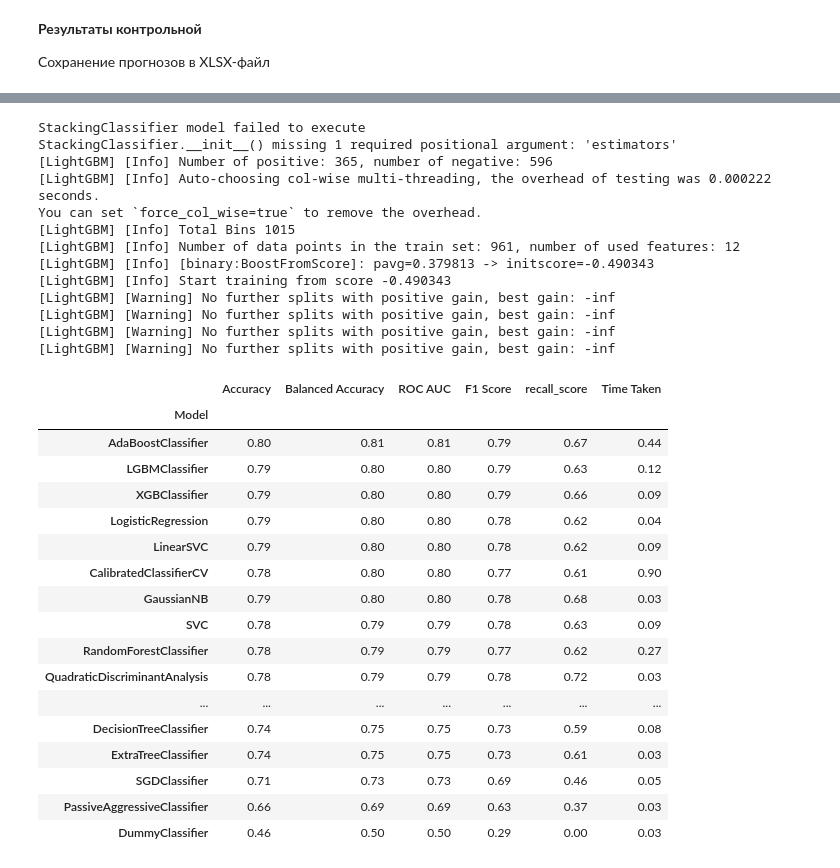
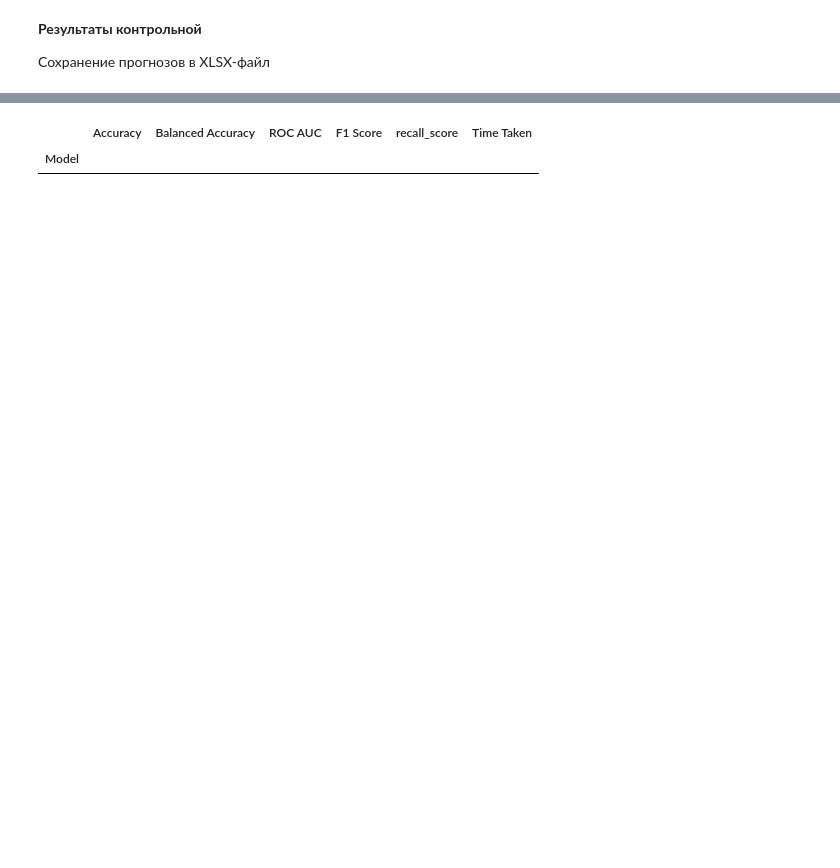
Before and after one commit to KokonTrol/VKR, a Jupyter notebook: Блокноты/AnalysisPrediction.ipynb, the cells around one changed output, grey strips where cells are left out. Cells and saved outputs as stored; diff of their text form; code cells hidden in the pictures; blank space fills up the shorter version.

Commit message:
add admin panel, fix convertData, update models etc

```diff
--- a/Блокноты/AnalysisPrediction.ipynb
+++ b/Блокноты/AnalysisPrediction.ipynb
@@ -357,8 +365,8 @@ for key, d in data_dict.items():
     results = pd.DataFrame(index=list(models.keys()), columns=AnalysisFunc.exams)
 
     for ex in AnalysisFunc.exams:
-        X, Y, = PredictionSplit.SplitTestTrainPass(d, ex, ["Пол", "Оценка", "Направление"]+AnalysisFunc.before+AnalysisFunc.additionscores+AnalysisFunc.beingtest)
-        x_, y_ = PredictionSplit.SplitTestTrainPass(dataReal, ex, ["Пол", "Оценка", "Направление"]+AnalysisFunc.before+AnalysisFunc.additionscores+AnalysisFunc.beingtest)
+        X, Y, = PredictionSplit.SplitTestTrainPass(d, ex, ["Пол", "Оценка", "Направление", "Команда"]+AnalysisFunc.before+AnalysisFunc.additionscores+AnalysisFunc.beingtest)
+        x_, y_ = PredictionSplit.SplitTestTrainPass(dataReal, ex, ["Пол", "Оценка", "Направление", "Команда"]+AnalysisFunc.before+AnalysisFunc.additionscores+AnalysisFunc.beingtest)
         results[ex] = ""
         # pred_res_matrix = PredictionResults.PredictionModelMatrixNew(X, Y, x_, y_, models)
         pred_res = PredictionResults.PredictionModelNew(X, Y, x_, y_, models, "recall")
@@ -375,9 +383,9 @@ for key, d in data_dict.items():
 
     print("Из данных для прогноза удалены уже получившие зачет:")
     for ex in AnalysisFunc.exams:
-        X, Y, = PredictionSplit.SplitTestTrainPass(d, ex, ["Пол", "Оценка", "Направление"]+AnalysisFunc.before+AnalysisFunc.additionscores+AnalysisFunc.beingtest)
+        X, Y, = PredictionSplit.SplitTestTrainPass(d, ex, ["Пол", "Оценка", "Направление", "Команда"]+AnalysisFunc.before+AnalysisFunc.additionscores+AnalysisFunc.beingtest)
         not_passed_yes, passed = AnalysisFunc.SplitAlreadyPassed(dataReal, ex)
-        x_, y_ = PredictionSplit.SplitTestTrainPass(not_passed_yes, ex, ["Пол", "Оценка", "Направление"]+AnalysisFunc.before+AnalysisFunc.additionscores+AnalysisFunc.beingtest)
+        x_, y_ = PredictionSplit.SplitTestTrainPass(not_passed_yes, ex, ["Пол", "Оценка", "Направление", "Команда"]+AnalysisFunc.before+AnalysisFunc.additionscores+AnalysisFunc.beingtest)
         print(f"Количество сдавших: {len(dataReal) - len(not_passed_yes)}, среди оставшихся всего сдавших в будущем: {len(not_passed_yes[not_passed_yes['Не сдал(-а)']==0])}")
         results[ex] = ""
         # pred_res_matrix = PredictionResults.PredictionModelMatrixNew(X, Y, x_, y_, models)
@@ -433,8 +573,8 @@ for key, d in data_dict.items():
 
     for ex in AnalysisFunc.exams:
         results[ex] = ""
-        X, Y, = PredictionSplit.SplitTestTrainTest(d, ex, [ "Оценка", "Направление"]+AnalysisFunc.before+AnalysisFunc.additionscores+AnalysisFunc.beingtest, True)
-        x_, y_ = PredictionSplit.SplitTestTrainTest(dataReal, ex, ["Оценка", "Направление"]+AnalysisFunc.before+AnalysisFunc.additionscores+AnalysisFunc.beingtest, False)
+        X, Y, = PredictionSplit.SplitTestTrainTest(d, ex, [ "Оценка", "Направление", "Команда"]+AnalysisFunc.before+AnalysisFunc.additionscores+AnalysisFunc.beingtest, True)
+        x_, y_ = PredictionSplit.SplitTestTrainTest(dataReal, ex, ["Оценка", "Направление", "Команда"]+AnalysisFunc.before+AnalysisFunc.additionscores+AnalysisFunc.beingtest, True)
         pred_res = PredictionResults.PredictionModelNew(X, Y, x_, y_, models_regres, "mae")
         for key, val in pred_res.items():
             results[ex][key] = f"{round(val, 2)}"#100
@@ -466,8 +606,8 @@ for key_data, d in data_dict.items():
 
     for ex in AnalysisFunc.exams:
         results[ex] = ""
-        X, Y, = PredictionSplit.SplitTestTrainTest(d, ex, [ "Оценка", "Направление"]+AnalysisFunc.before+AnalysisFunc.additionscores+AnalysisFunc.beingtest, True)
-        x_, y_ = PredictionSplit.SplitTestTrainTest(dataReal, ex, ["Оценка", "Направление"]+AnalysisFunc.before+AnalysisFunc.additionscores+AnalysisFunc.beingtest, False)
+        X, Y, = PredictionSplit.SplitTestTrainTest(d[d[f"Присутствие на {ex}"]==1], ex, [ "Оценка", "Направление", "Команда"]+AnalysisFunc.before+AnalysisFunc.beingtest, True)
+        x_, y_ = PredictionSplit.SplitTestTrainTest(dataReal[dataReal[f"Присутствие на {ex}"]==1], ex, ["Оценка", "Направление", "Команда"]+AnalysisFunc.before+AnalysisFunc.beingtest, True)
 
         pred_res = {}
         for key, model in models_regres.items():
@@ -550,18 +646,24 @@ for key_data, d in data_dict.items():
 for key_data, d in data_dict.items():
     print(f"Данные: {key_data}")
     for ex in AnalysisFunc.exams:
-        X, Y, = PredictionSplit.SplitTestTrainTest(d, ex,[ "Оценка", "Направление"]+AnalysisFunc.before+AnalysisFunc.additionscores+AnalysisFunc.beingtest, True)
-        x_, y_ = PredictionSplit.SplitTestTrainTest(dataReal, ex, ["Оценка"]+AnalysisFunc.before+AnalysisFunc.additionscores+AnalysisFunc.beingtest, False)
+        X, Y, = PredictionSplit.SplitTestTrainTest(d[d[f"Присутствие на {ex}"]==1], ex,[ "Оценка", "Направление", "Команда"]+AnalysisFunc.before+AnalysisFunc.additionscores+AnalysisFunc.beingtest, True)
+        x_, y_ = PredictionSplit.SplitTestTrainTest(dataReal[dataReal[f"Присутствие на {ex}"]==1], ex, ["Оценка", "Направление", "Команда"]+AnalysisFunc.before+AnalysisFunc.additionscores+AnalysisFunc.beingtest, False)
+        y_= y_.round(0)
         results = pd.DataFrame(columns=["Real "+ex]+list(models_regres.keys()))
-        results["Real "+ex] = dataReal[ex].round(2)
+        results_x = x_.copy()
+        results_x["y_"] = y_
+        results["Real "+ex] = y_.round(2)
         for key, model in models_regres.items():
             model.fit(X, Y)
             data_prediction = model.predict(x_)
             data_prediction[data_prediction < 0] = 0
-            results[key] = data_prediction.round(2)
-            mae = round(PredictionResults.accuracy_dict["mae"](y_.round(2), data_prediction.round(2)), 3)
+            results[key] = (data_prediction.round(0) - results_x["y_"]).abs()
+            results_x[f"Разница {key}"] = (data_prediction.round(0) - results_x["y_"]).abs()
+
+            mae = round(PredictionResults.accuracy_dict["mae"](y_.round(0), data_prediction.round(0)), 3)
             print(f"{key}: спрогнозировано; mae = {mae}")
-
+        BaseFuncs.SaveFileCSV(path = f"/content/drive/My Drive/Учёба/8 семестр/диплом/Проект/VKR/Учет контрольных/",
+            filename = f"ПиОА разница ({ex}) DIV20", results = results_x, csv = False)
         BaseFuncs.SaveFileCSV(path = f"/content/drive/My Drive/Учёба/8 семестр/диплом/Проект/VKR/Учет контрольных/",
             filename = f"ПиОА {key_data} ({ex}) DIV20", results = results, csv = False)
 
@@ -668,11 +776,11 @@ import lazypredict
 from sklearn.metrics import recall_score, f1_score
 from lazypredict.Supervised import LazyClassifier
 from sklearn.model_selection import train_test_split
-X, Y, = PredictionSplit.SplitTestTrainPass(data, "Контрольная работа 2", ["Пол", "Оценка", "Направление"]+AnalysisFunc.before+AnalysisFunc.beingtest)
-x_, y_, = PredictionSplit.SplitTestTrainPass(AnalysisFunc.SplitAlreadyPassed(dataReal, "Контрольная работа 2")[0], "Контрольная работа 2", ["Пол", "Оценка", "Направление"]+AnalysisFunc.before+AnalysisFunc.beingtest)
+X, Y, = PredictionSplit.SplitTestTrainPass(data, "Контрольная работа 2", ["Пол", "Оценка", "Направление", "Группа"]+AnalysisFunc.before+AnalysisFunc.beingtest)
+x_, y_, = PredictionSplit.SplitTestTrainPass(AnalysisFunc.SplitAlreadyPassed(dataReal, "Контрольная работа 2")[0], "Контрольная работа 2", ["Пол", "Оценка", "Направление", "Группа"]+AnalysisFunc.before+AnalysisFunc.beingtest)
 # X_train, X_test, y_train, y_test = train_test_split(X, Y,test_size=.3,random_state =27)
 
-clf = LazyClassifier(verbose=0,ignore_warnings=False, custom_metric= recall_score)
+clf = LazyClassifier(verbose=0,ignore_warnings=True, custom_metric= recall_score)
 models_lazy, predictions = clf.fit(X, x_, Y, y_)
 models_lazy
 # %% [output]
@@ -681,34 +797,5 @@ Negative values in data passed to CategoricalNB (input X)
-StackingClassifier model failed to execute
-StackingClassifier.__init__() missing 1 required positional argument: 'estimators'
-[LightGBM] [Info] Number of positive: 365, number of negative: 596
-[LightGBM] [Info] Auto-choosing col-wise multi-threading, the overhead of testing was 0.000222 seconds.
-You can set `force_col_wise=true` to remove the overhead.
-[LightGBM] [Info] Total Bins 1015
-[LightGBM] [Info] Number of data points in the train set: 961, number of used features: 12
-[LightGBM] [Info] [binary:BoostFromScore]: pavg=0.379813 -> initscore=-0.490343
-[LightGBM] [Info] Start training from score -0.490343
-[LightGBM] [Warning] No further splits with positive gain, best gain: -inf
-[LightGBM] [Warning] No further splits with positive gain, best gain: -inf
-[LightGBM] [Warning] No further splits with positive gain, best gain: -inf
-[LightGBM] [Warning] No further splits with positive gain, best gain: -inf
 |  | Accuracy | Balanced Accuracy | ROC AUC | F1 Score | recall_score | Time Taken |
 | Model |  |  |  |  |  |  |
-| AdaBoostClassifier | 0.80 | 0.81 | 0.81 | 0.79 | 0.67 | 0.44 |
-| LGBMClassifier | 0.79 | 0.80 | 0.80 | 0.79 | 0.63 | 0.12 |
-| XGBClassifier | 0.79 | 0.80 | 0.80 | 0.79 | 0.66 | 0.09 |
-| LogisticRegression | 0.79 | 0.80 | 0.80 | 0.78 | 0.62 | 0.04 |
-| LinearSVC | 0.79 | 0.80 | 0.80 | 0.78 | 0.62 | 0.09 |
-| CalibratedClassifierCV | 0.78 | 0.80 | 0.80 | 0.77 | 0.61 | 0.90 |
-| GaussianNB | 0.79 | 0.80 | 0.80 | 0.78 | 0.68 | 0.03 |
-| SVC | 0.78 | 0.79 | 0.79 | 0.78 | 0.63 | 0.09 |
-| RandomForestClassifier | 0.78 | 0.79 | 0.79 | 0.77 | 0.62 | 0.27 |
-| QuadraticDiscriminantAnalysis | 0.78 | 0.79 | 0.79 | 0.78 | 0.72 | 0.03 |
-| ... | ... | ... | ... | ... | ... | ... |
-| DecisionTreeClassifier | 0.74 | 0.75 | 0.75 | 0.73 | 0.59 | 0.08 |
-| ExtraTreeClassifier | 0.74 | 0.75 | 0.75 | 0.73 | 0.61 | 0.03 |
-| SGDClassifier | 0.71 | 0.73 | 0.73 | 0.69 | 0.46 | 0.05 |
-| PassiveAggressiveClassifier | 0.66 | 0.69 | 0.69 | 0.63 | 0.37 | 0.03 |
-| DummyClassifier | 0.46 | 0.50 | 0.50 | 0.29 | 0.00 | 0.03 |
 # %%
 from sklearn.metrics import mean_absolute_error
 from lazypredict.Supervised import LazyRegressor
```
Also changed, not shown: parts of 13 cells of this notebook, 33 other files.
